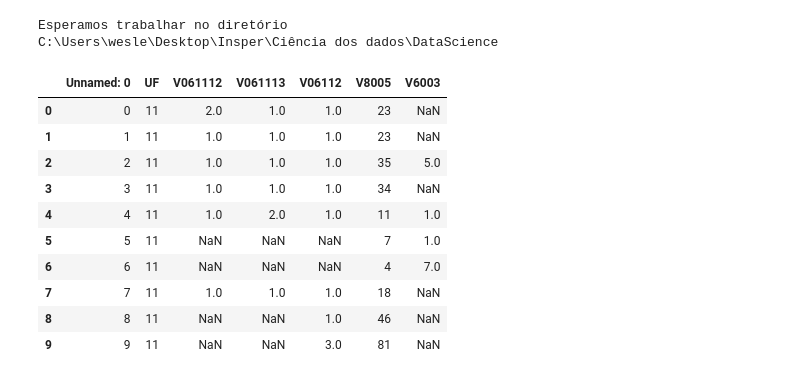
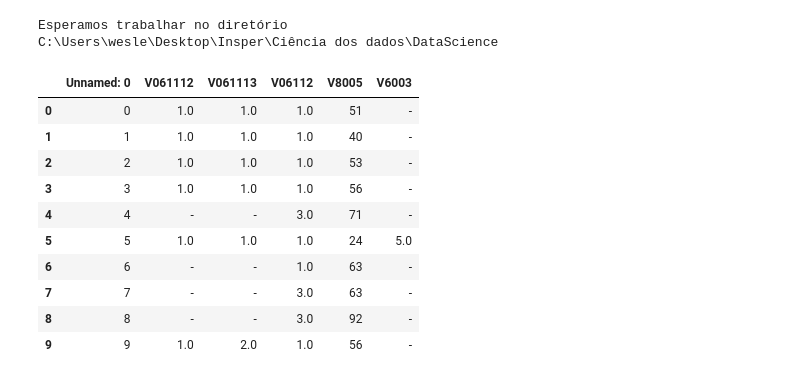
Before and after one commit to wesleygas/DataScience, a Jupyter notebook: Acesso à internet.ipynb, the cells around one changed output. Drawn from its saved outputs; the diff is of its cells as text; code cells hidden in the pictures.

```diff
--- a/Acesso à internet.ipynb
+++ b/Acesso à internet.ipynb
@@ -37,20 +38,20 @@ Esperamos trabalhar no diretório
 C:\Users\wesle\Desktop\Insper\Ciência dos dados\DataScience
 # %%
 #dados = pd.read_csv("arquivo.zip",compression = "zip")
-dados = pd.read_csv('dados_selecionados.csv')
-
-dados.head(10)
+#dados = pd.read_csv('dados_selecionados_sp.csv')
+dadosSP = pd.read_csv('dados_selecionados_sp.csv')
+dadosSP.head(10)
 # %% [output]
-|  | Unnamed: 0 | UF | V061112 | V061113 | V06112 | V8005 | V6003 |
-| 0 | 0 | 11 | 2.0 | 1.0 | 1.0 | 23 | NaN |
-| 1 | 1 | 11 | 1.0 | 1.0 | 1.0 | 23 | NaN |
-| 2 | 2 | 11 | 1.0 | 1.0 | 1.0 | 35 | 5.0 |
-| 3 | 3 | 11 | 1.0 | 1.0 | 1.0 | 34 | NaN |
-| 4 | 4 | 11 | 1.0 | 2.0 | 1.0 | 11 | 1.0 |
-| 5 | 5 | 11 | NaN | NaN | NaN | 7 | 1.0 |
-| 6 | 6 | 11 | NaN | NaN | NaN | 4 | 7.0 |
-| 7 | 7 | 11 | 1.0 | 1.0 | 1.0 | 18 | NaN |
-| 8 | 8 | 11 | NaN | NaN | 1.0 | 46 | NaN |
-| 9 | 9 | 11 | NaN | NaN | 3.0 | 81 | NaN |
+|  | Unnamed: 0 | V061112 | V061113 | V06112 | V8005 | V6003 |
+| 0 | 0 | 1.0 | 1.0 | 1.0 | 51 | - |
+| 1 | 1 | 1.0 | 1.0 | 1.0 | 40 | - |
+| 2 | 2 | 1.0 | 1.0 | 1.0 | 53 | - |
+| 3 | 3 | 1.0 | 1.0 | 1.0 | 56 | - |
+| 4 | 4 | - | - | 3.0 | 71 | - |
+| 5 | 5 | 1.0 | 1.0 | 1.0 | 24 | 5.0 |
+| 6 | 6 | - | - | 1.0 | 63 | - |
+| 7 | 7 | - | - | 3.0 | 63 | - |
+| 8 | 8 | - | - | 3.0 | 92 | - |
+| 9 | 9 | 1.0 | 2.0 | 1.0 | 56 | - |
 # %%
 #dados = dados[(pd.notnull(dados.UF))&(pd.notnull(dados.V8005))]
```
Also changed, not shown: parts of 12 cells of this notebook, 2 other files.
